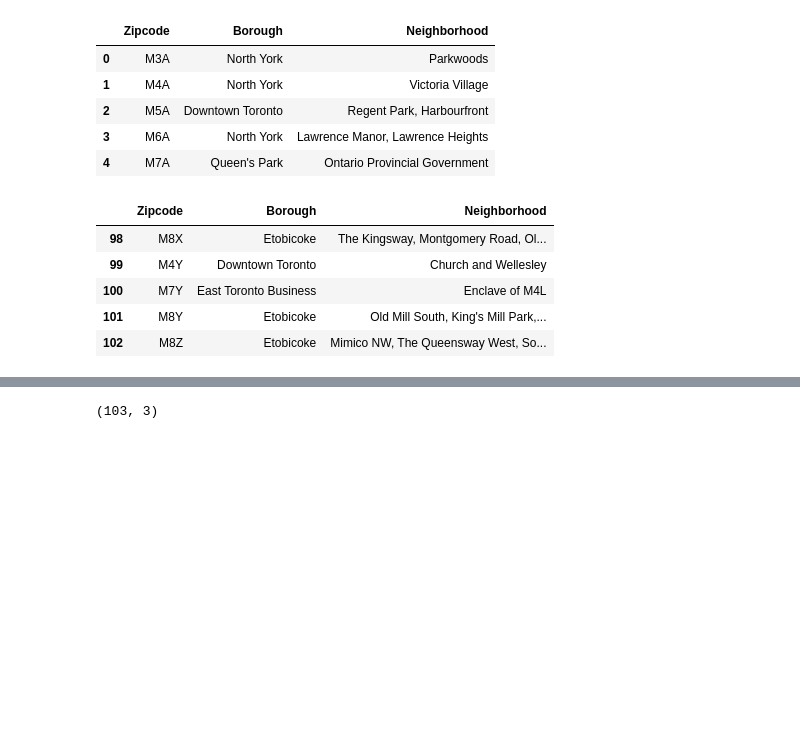
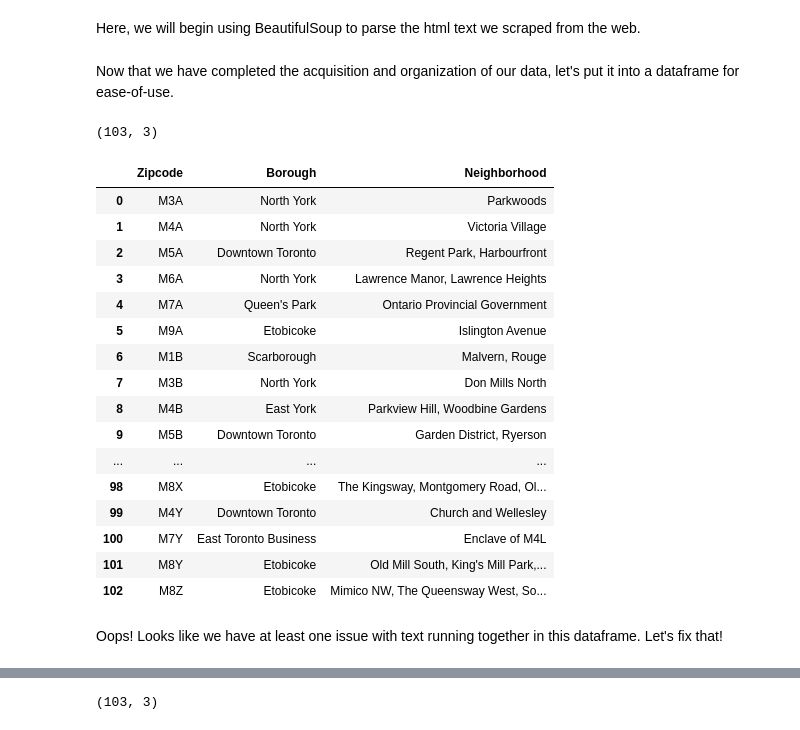
Before and after one commit to Faith2U/in-progress, a Jupyter notebook: Webscraping - Applied Data Science Capstone Project Part 2.ipynb, the cells around one changed output, grey strips where cells are left out. Cells and saved outputs as stored; diff of their text form; code cells hidden in the pictures; blank space fills up the shorter version.

```diff
--- a/Webscraping - Applied Data Science Capstone Project Part 2.ipynb
+++ b/Webscraping - Applied Data Science Capstone Project Part 2.ipynb
@@ -6,6 +18,8 @@ from bs4 import BeautifulSoup
 # %%
 url = 'https://en.wikipedia.org/wiki/List_of_postal_codes_of_Canada:_M'
 html_data = requests.get(url).text
+# %% [markdown]
+Here, we will begin using BeautifulSoup to parse the html text we scraped from the web.
 # %%
 soup = BeautifulSoup(html_data, 'html.parser')
 # %%
@@ -22,26 +38,37 @@ for tr in table.find_all('td'):
         cell['Borough'] = (tr.span.text).split('(')[0]
         cell['Neighborhood'] = ((((tr.span.text).split('(')[1]).replace(')', ' ')).replace(' /', ',')).strip(' ')
         zip_table.append(cell)
+# %% [markdown]
+Now that we have completed the acquisition and organization of our data, let's put it into a dataframe for ease-of-use.
 # %%
 df = pd.DataFrame(zip_table)
-df.head()
+df.shape #How many rows and columns do we have?
 # %% [output]
-|  | Zipcode | Borough | Neighborhood |
-| 0 | M3A | North York | Parkwoods |
-| 1 | M4A | North York | Victoria Village |
-| 2 | M5A | Downtown Toronto | Regent Park, Harbourfront |
-| 3 | M6A | North York | Lawrence Manor, Lawrence Heights |
-| 4 | M7A | Queen's Park | Ontario Provincial Government |
+(103, 3)
+# %%
+display(df) #Display the whole dataframe. Note: Don't do this with really large datasets!
+# %% [output]
+|  | Zipcode | Borough | Neighborhood |
+| 0 | M3A | North York | Parkwoods |
+| 1 | M4A | North York | Victoria Village |
+| 2 | M5A | Downtown Toronto | Regent Park, Harbourfront |
+| 3 | M6A | North York | Lawrence Manor, Lawrence Heights |
+| 4 | M7A | Queen's Park | Ontario Provincial Government |
+| 5 | M9A | Etobicoke | Islington Avenue |
+| 6 | M1B | Scarborough | Malvern, Rouge |
+| 7 | M3B | North York | Don Mills North |
+| 8 | M4B | East York | Parkview Hill, Woodbine Gardens |
+| 9 | M5B | Downtown Toronto | Garden District, Ryerson |
+| ... | ... | ... | ... |
+| 98 | M8X | Etobicoke | The Kingsway, Montgomery Road, Ol... |
+| 99 | M4Y | Downtown Toronto | Church and Wellesley |
+| 100 | M7Y | East Toronto Business | Enclave of M4L |
+| 101 | M8Y | Etobicoke | Old Mill South, King's Mill Park,... |
+| 102 | M8Z | Etobicoke | Mimico NW, The Queensway West, So... |
+# %% [markdown]
+Oops! Looks like we have at least one issue with text running together in this dataframe. Let's fix that!
 # %%
 df['Borough'] = df['Borough'].replace({'Downtown TorontoStn A PO Boxes25 The Esplanade': 'Downtown Toronto Stn A',
                                        'East TorontoBusiness reply mail Processing Centre969 Eastern': 'East Toronto Business',
                                        'East YorkEast Toronto': 'East York/East Toronto',
                                        'MississaugaCanada Post Gateway Processing Centre': 'Mississauga'})
-df.tail()
-# %% [output]
-|  | Zipcode | Borough | Neighborhood |
-| 98 | M8X | Etobicoke | The Kingsway, Montgomery Road, Ol... |
-| 99 | M4Y | Downtown Toronto | Church and Wellesley |
-| 100 | M7Y | East Toronto Business | Enclave of M4L |
-| 101 | M8Y | Etobicoke | Old Mill South, King's Mill Park,... |
-| 102 | M8Z | Etobicoke | Mimico NW, The Queensway West, So... |
```
Also changed, not shown: parts of 8 cells of this notebook.
